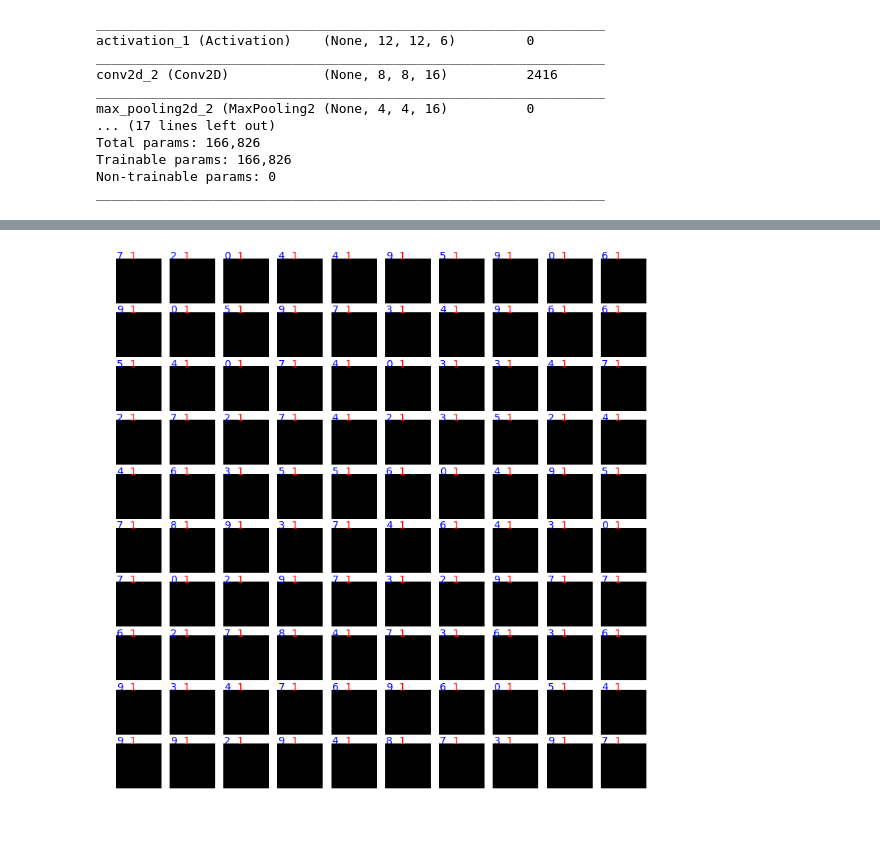
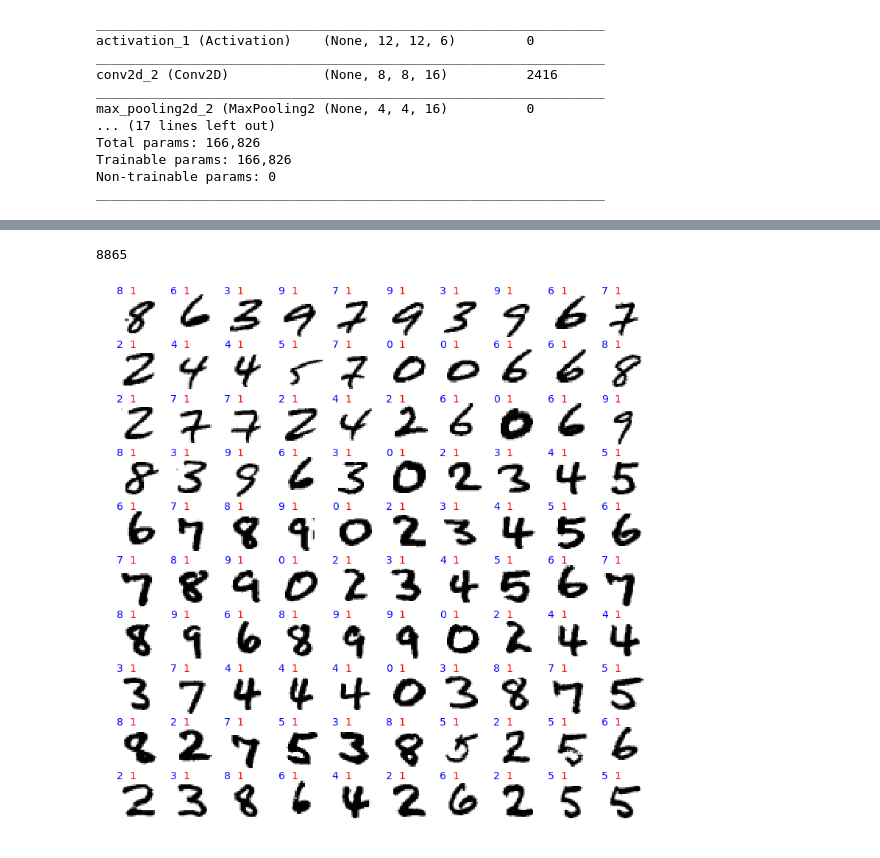
Before and after one commit to KKDGit/ml_lab, a Jupyter notebook: tf-lab/mnist-lenet5.ipynb, the cells around one changed output, grey strips where cells are left out. Drawn from its saved outputs; the diff is of its cells as text; code cells hidden in the pictures.

```diff
--- a/tf-lab/mnist-lenet5.ipynb
+++ b/tf-lab/mnist-lenet5.ipynb
@@ -220,15 +204,16 @@ Test classification rate 0.11350
+# %%
+len(test_wrong)
+# %% [output]
+8865
 # %%
-y_hat = model.predict_classes(X_test)
-test_wrong = [im for im in zip(X_test,y_hat,y_test) if im[1] != im[2]]
-
 plt.figure(figsize=(10, 10))
-for ind, val in enumerate(test_wrong[:100]):
+for ind, val in enumerate(test_wrong[8000:8100]):
     plt.subplots_adjust(left=0, right=1, bottom=0, top=1)
     plt.subplot(10, 10, ind + 1)
     im = 1 - val[0].reshape((28,28))
     plt.axis("off")
     plt.text(0, 0, val[2], fontsize=14, color='blue')
     plt.text(8, 0, val[1], fontsize=14, color='red')
     plt.imshow(im, cmap='gray')
 # %% [output]
-[figure, old version]
+[figure, new version]
```
Also changed, not shown: parts of 7 cells of this notebook, 1 other file.
